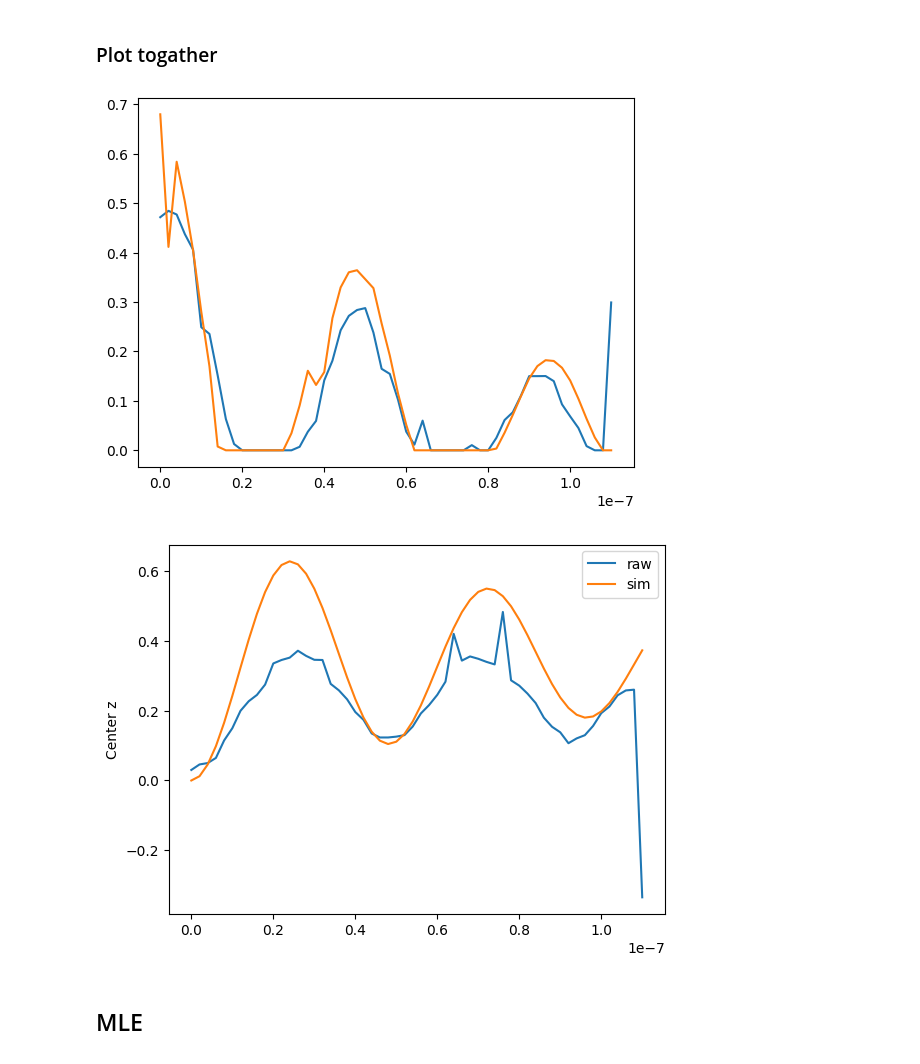
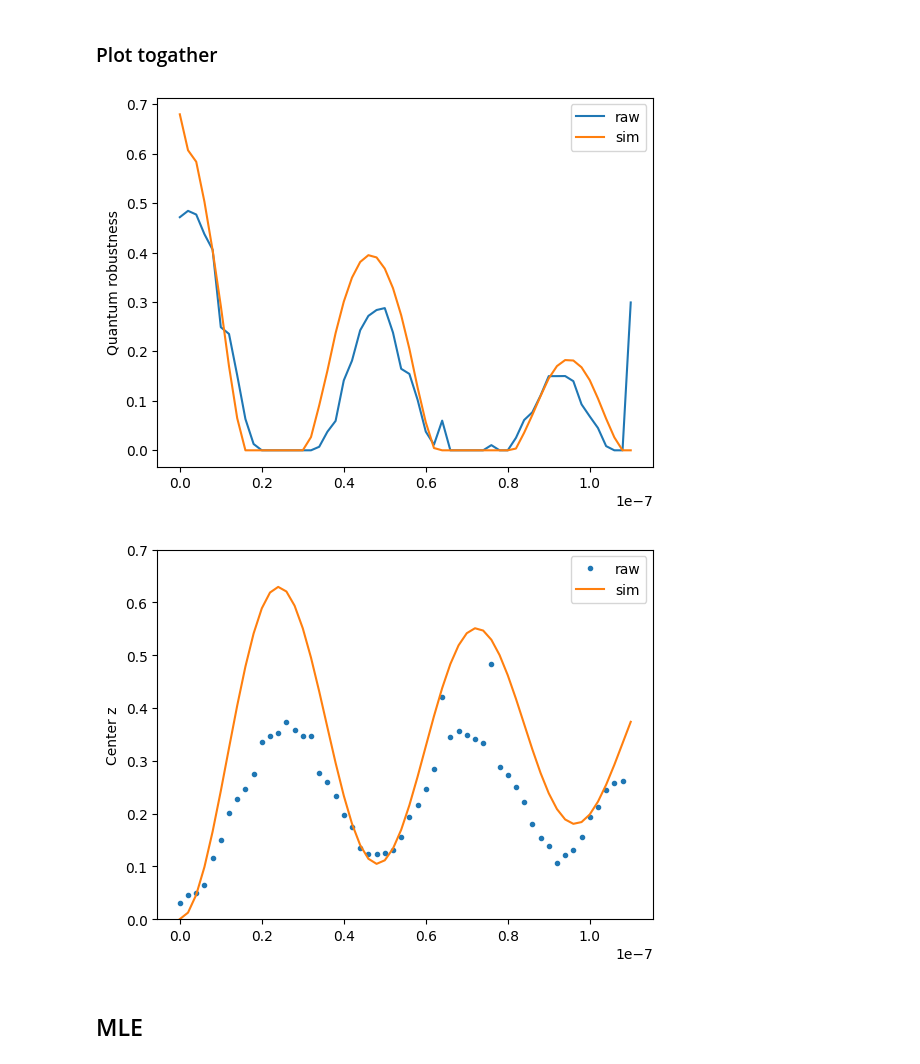
Before and after one commit to 44hsiang/quantum_memory_data, a Jupyter notebook: non_Markovian_data.ipynb, the cells around one changed output. Cells and saved outputs as stored; diff of their text form; code cells hidden in the pictures.

```diff
--- a/non_Markovian_data.ipynb
+++ b/non_Markovian_data.ipynb
@@ -17,6 +17,9 @@ non_Markovian_data = {
     'sim_raw':{
     },
     'sim_mle':{
+    },
+    'qpt':{
+
     }
 }
 # %%
@@ -233,7 +237,7 @@ non_Markovian_data['raw'] = non_Markovian_data_raw
 from quam_libs.macros import generate_uniform_sphere_angles
 swap_time = np.arange(0, 111e-9,2e-9)  # time in seconds
 
-n_points =500
+n_points =1000
 error_rate = 0.16
 t1 = 1.5e-6
 t2= 0.14e-6
@@ -479,20 +478,23 @@ sim_robustness_list = [non_Markovian_data['sim_raw'][key]['quantum_information']
 
 plt.plot(interaction_time*1e-9,raw_robustness_list,label = 'raw')
 plt.plot(swap_time,sim_robustness_list,label='sim')
+plt.ylabel('Quantum robustness')
+plt.legend()
 plt.show()
 # %% [output]
-[figure, old version]
+[figure, new version]
 # %%
 raw_center_list = np.array( [non_Markovian_data['raw'][key]['ellipsoid']['center'] for key in non_Markovian_data['raw'].keys()])
 sim_center_list = np.array( [non_Markovian_data['sim_raw'][key]['ellipsoid']['center'] for key in non_Markovian_data['sim_raw'].keys()])
 
-plt.plot(interaction_time*1e-9,raw_center_list[:,2],label = 'raw')
+plt.plot(interaction_time*1e-9,raw_center_list[:,2],'.',label = 'raw')
 plt.plot(swap_time,sim_center_list[:,2],label='sim')
 plt.ylabel('Center z')
+plt.ylim(0,0.7)
 plt.legend()
 plt.show()
 # %% [output]
-[figure, old version]
+[figure, new version]
 # %% [markdown]
 ## MLE
 # %% [markdown]
```
Also changed, not shown: parts of 22 cells of this notebook.
